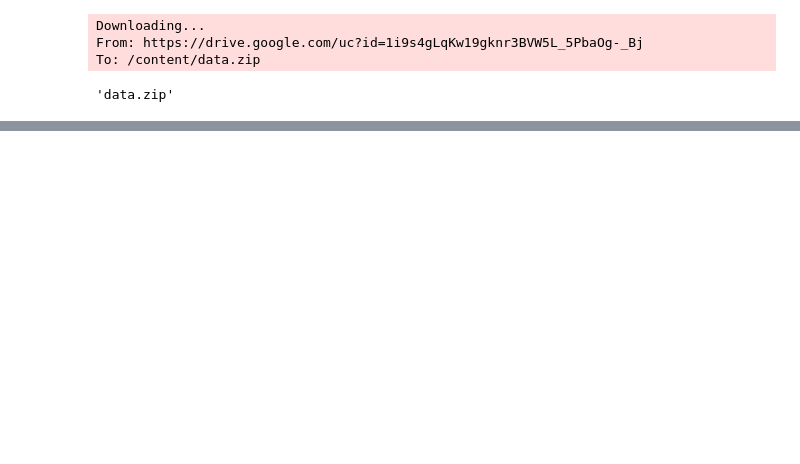
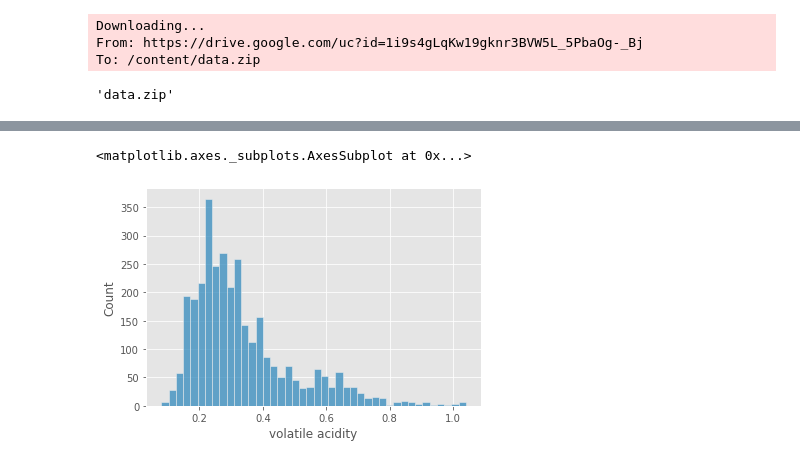
Before and after one commit to spegas/Dacon, a Jupyter notebook: Wine_v1.ipynb, the cells around one changed output, grey strips where cells are left out. Saved outputs shown, nothing was run; the diff lists cells and outputs as text; code cells hidden in the pictures; blank space fills up the shorter version.

```diff
--- a/Wine_v1.ipynb
+++ b/Wine_v1.ipynb
@@ -36,0 +117,5 @@ To: /content/data.zip
+# %%
+sns.histplot(pd_wine_data['volatile acidity'])
+# %% [output]
+<matplotlib.axes._subplots.AxesSubplot at 0x...>
+[figure, added]
```
Also changed, not shown: parts of 34 cells of this notebook.
